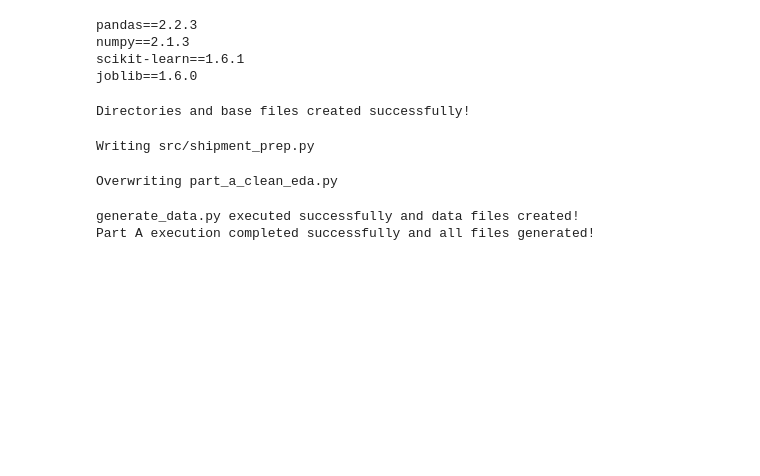
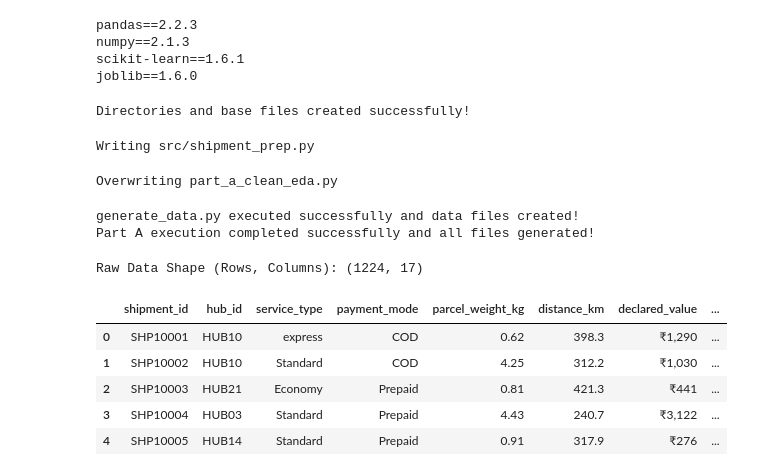
Before and after one commit to arwindersingh1508-netizen/Delhivery-Last-Mile-Delay-Intelligence-Pipeline, a Jupyter notebook: Delhivery_Last_Mile_Delay_Intelligence_Pipeline.ipynb, the cells around one changed output. Saved outputs shown, nothing was run; the diff lists cells and outputs as text; code cells hidden in the pictures; blank space fills up the shorter version.

```diff
--- a/Delhivery_Last_Mile_Delay_Intelligence_Pipeline.ipynb
+++ b/Delhivery_Last_Mile_Delay_Intelligence_Pipeline.ipynb
@@ -352,3 +353,20 @@ Overwriting part_a_clean_eda.py
 # %% [output]
 generate_data.py executed successfully and data files created!
 Part A execution completed successfully and all files generated!
+# %%
+import pandas as pd
+
+# Load the raw (old) shipments dataset
+raw_df = pd.read_csv("data/raw_shipments.csv")
+
+# Display the shape and the first few rows to examine the raw data
+print("Raw Data Shape (Rows, Columns):", raw_df.shape)
+display(raw_df.head())
+# %% [output]
+Raw Data Shape (Rows, Columns): (1224, 17)
+|  | shipment_id | hub_id | service_type | payment_mode | parcel_weight_kg | distance_km | declared_value | ... |
+| 0 | SHP10001 | HUB10 | express | COD | 0.62 | 398.3 | ₹1,290 | ... |
+| 1 | SHP10002 | HUB10 | Standard | COD | 4.25 | 312.2 | ₹1,030 | ... |
+| 2 | SHP10003 | HUB21 | Economy | Prepaid | 0.81 | 421.3 | ₹441 | ... |
+| 3 | SHP10004 | HUB03 | Standard | Prepaid | 4.43 | 240.7 | ₹3,122 | ... |
+| 4 | SHP10005 | HUB14 | Standard | Prepaid | 0.91 | 317.9 | ₹276 | ... |
```
Also changed, not shown: parts of 3 cells of this notebook.
